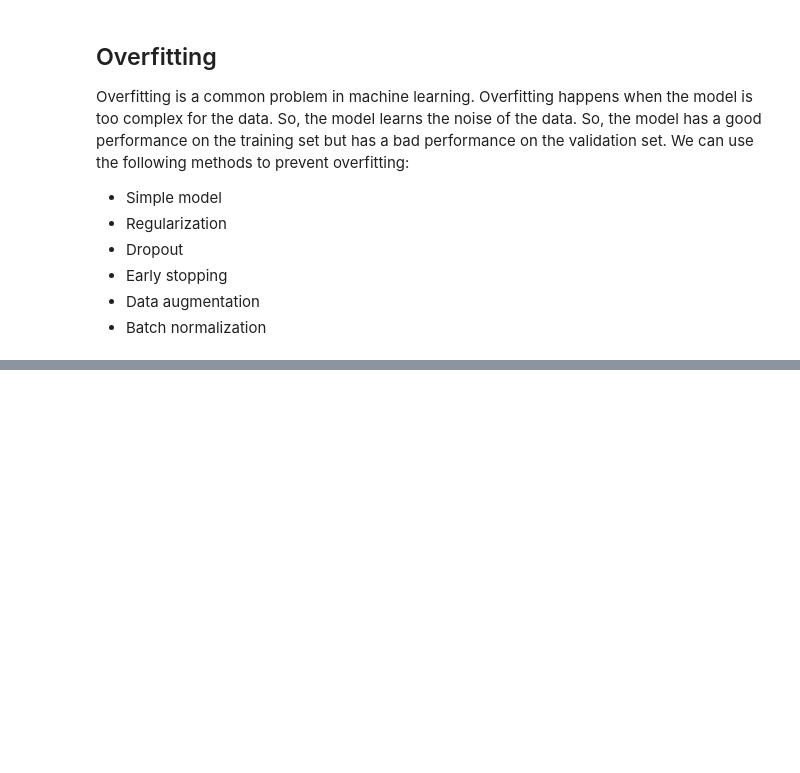
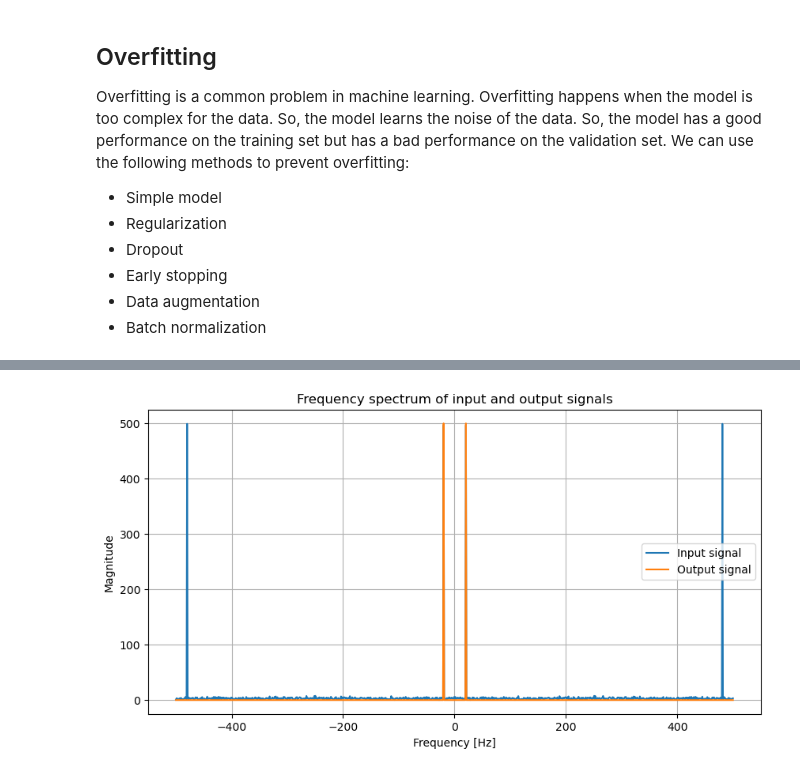
Before and after one commit to ErfanRasti/digital-signal-processing-lab, a Jupyter notebook: DigitalFilterDesign/DigitalFilterDesingUsingDeepLearning.ipynb, the cells around one changed output, grey strips where cells are left out. Cells and saved outputs as stored; diff of their text form; code cells hidden in the pictures; blank space fills up the shorter version.

```diff
--- a/DigitalFilterDesign/DigitalFilterDesingUsingDeepLearning.ipynb
+++ b/DigitalFilterDesign/DigitalFilterDesingUsingDeepLearning.ipynb
@@ -194,0 +217,24 @@ plt.show()
+# %%
+def plot_frequency_spectrum_input_output_signal(X, Y, fs, title):
+    """
+    Plot frequency spectrum of input and output signals.
+    Args:
+        X: Input signal
+        Y: Output signal
+        fs: Sampling frequency
+        title: Title of the plot
+    """
+    X_fft = np.fft.fftshift(np.fft.fft(X))
+    Y_fft = np.fft.fftshift(np.fft.fft(Y))
+    f = np.linspace(-fs/2, fs/2, len(X))
+    plt.figure(figsize=(10, 5))
+    plt.plot(f, np.abs(X_fft), label='Input signal')
+    plt.plot(f, np.abs(Y_fft), label='Output signal')
+    plt.xlabel('Frequency [Hz]')
+    plt.ylabel('Magnitude')
+    plt.title(title)
+    plt.legend()
+    plt.grid()
+    plt.show()
+# %% [output]
+[figure, added]
```
Also changed, not shown: parts of 10 cells of this notebook.
